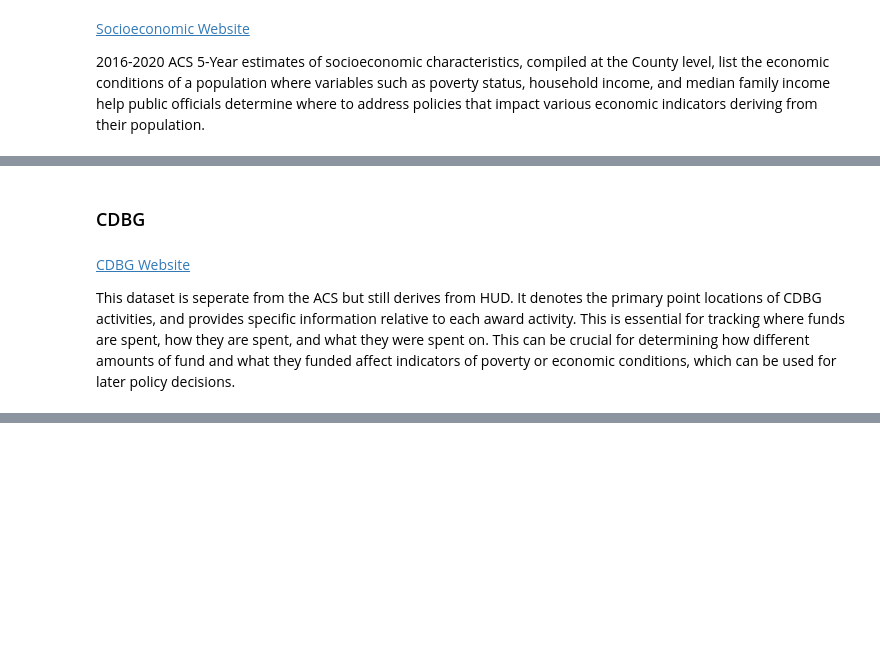
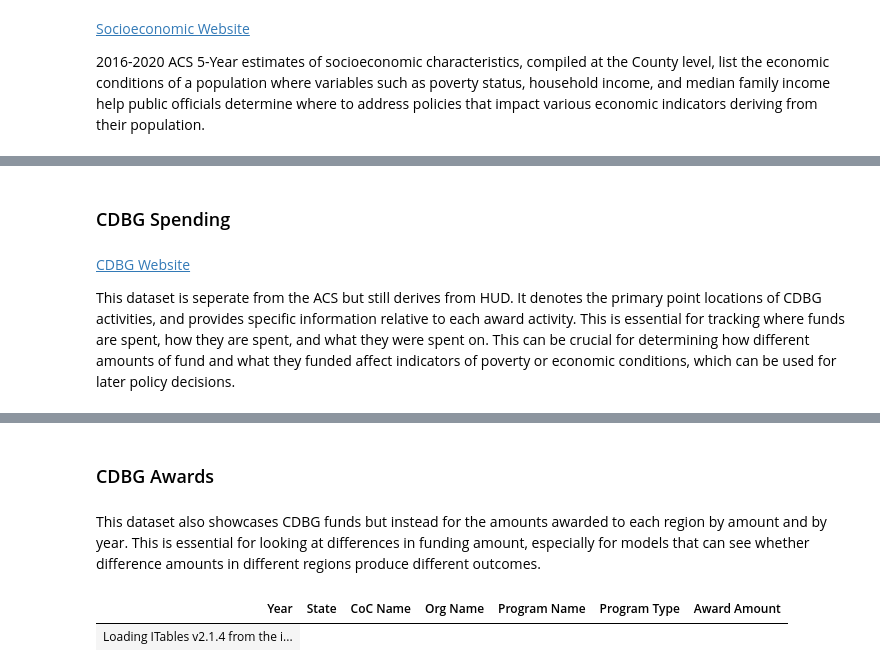
Before and after one commit to dompez/DATA-101-FInal-Project, a Jupyter notebook: Master Notebook.ipynb, the cells around one changed output, grey strips where cells are left out. Saved outputs shown, nothing was run; the diff lists cells and outputs as text; code cells hidden in the pictures; blank space fills up the shorter version.

```diff
--- a/Master Notebook.ipynb
+++ b/Master Notebook.ipynb
@@ -100,7 +117,7 @@ show(df_Socioeconomic)
 | OBJECTID_1 | GEOID | STATE | STATE_NAME | COUNTY | NAME | B08013EST1 | B08013_AVG_TTW | B08303EST1 | ... |
 | Loading ITables v2.1.4 from the i... | ... |
 # %% [markdown]
-### CDBG
+### CDBG Spending
 # %% [markdown]
 [CDBG Website](https://hudgis-hud.opendata.arcgis.com/datasets/HUD::community-development-block-grant-activity/about)
 
@@ -112,3 +129,14 @@ show(df_CDBG)
 # %% [output]
 | OBJECTID | ID | GRANTEE | GRANTEE_TYPE | GRANTEE_ID | IDIS_ACTV_ID | ADDRESS | CITY | STATE | ZIP | ... |
 | Loading ITables v2.1.4 from the i... | ... |
+# %% [markdown]
+### CDBG Awards
+# %% [markdown]
+This dataset also showcases CDBG funds but instead for the amounts awarded to each region by amount and by year. This is essential for looking at differences in funding amount, especially for models that can see whether difference amounts in different regions produce different outcomes.
+# %%
+file = 'Datasets/GranteeAwards03to24.csv'
+df_CDBG_Awards = pd.read_csv(file)
+show(df_CDBG_Award)
+# %% [output]
+| Year | State | CoC Name | Org Name | Program Name | Program Type | Award Amount |
+| Loading ITables v2.1.4 from the i... |
```
Also changed, not shown: parts of 30 cells of this notebook, 2 other files.
